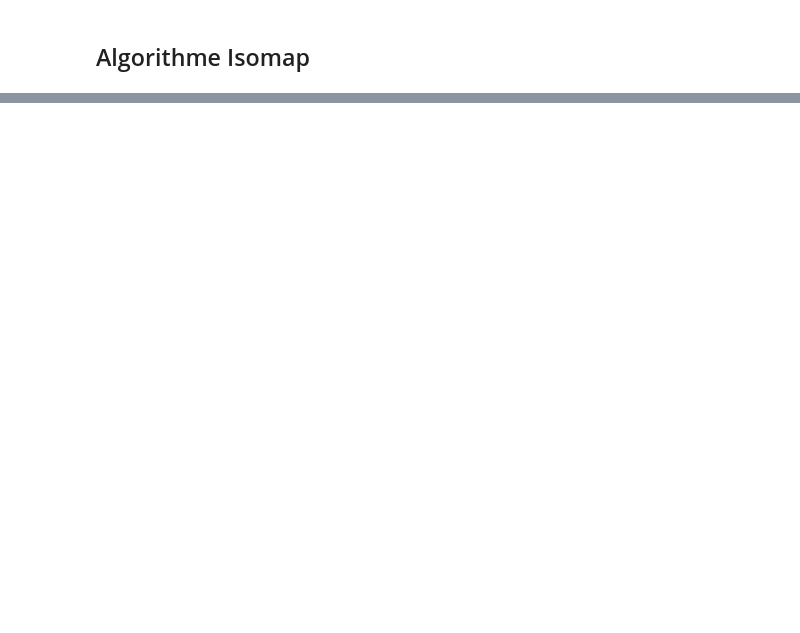
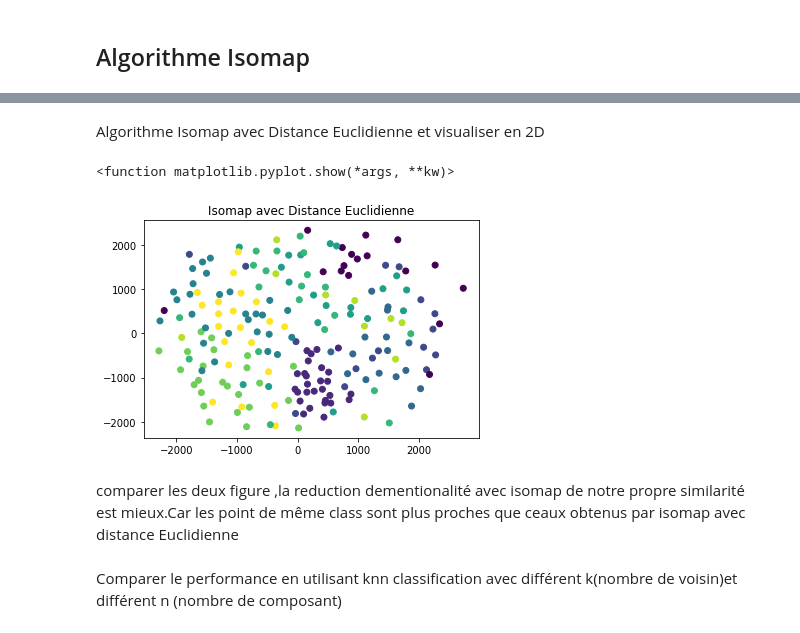
Before and after one commit to tommy127127/TP1-Sciences-des-donn-es, a Jupyter notebook: Travail 1 IFT3700.ipynb, the cells around one changed output, grey strips where cells are left out. Saved outputs shown, nothing was run; the diff lists cells and outputs as text; code cells hidden in the pictures; blank space fills up the shorter version.

```diff
--- a/Travail 1 IFT3700.ipynb
+++ b/Travail 1 IFT3700.ipynb
@@ -256,0 +290,19 @@ Text(0.5,0,'Donnée de Test')
+# %% [markdown]
+Algorithme Isomap avec Distance Euclidienne et visualiser en 2D
+# %%
+mds=MDS(n_components=2)
+X_transformedEuc=mds.fit_transform(x)
+
+y=y_test[0:200]
+fig = plt.figure()
+ax1 = fig.add_subplot(111)
+ax1.set_title('Isomap avec Distance Euclidienne')
+ax1.scatter(X_transformedEuc[:,0],X_transformedEuc[:,1] , c=y, alpha=1)
+plt.show
+# %% [output]
+<function matplotlib.pyplot.show(*args, **kw)>
+[figure, added]
+# %% [markdown]
+comparer les deux figure ,la reduction dementionalité avec isomap de notre propre similarité est mieux.Car les point de même class sont plus proches que ceaux obtenus par isomap avec distance Euclidienne
+# %% [markdown]
+ Comparer le performance  en utilisant knn classification avec différent k(nombre de voisin)et différent n (nombre de composant)
```
Also changed, not shown: parts of 14 cells of this notebook.
